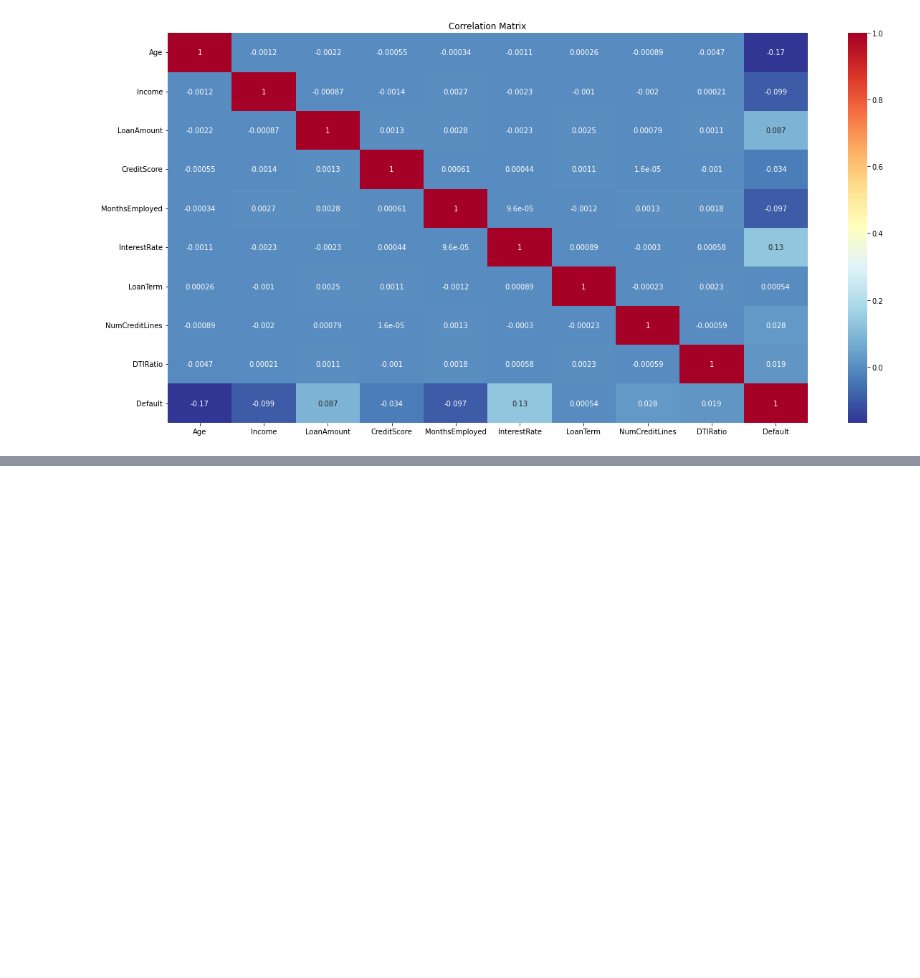
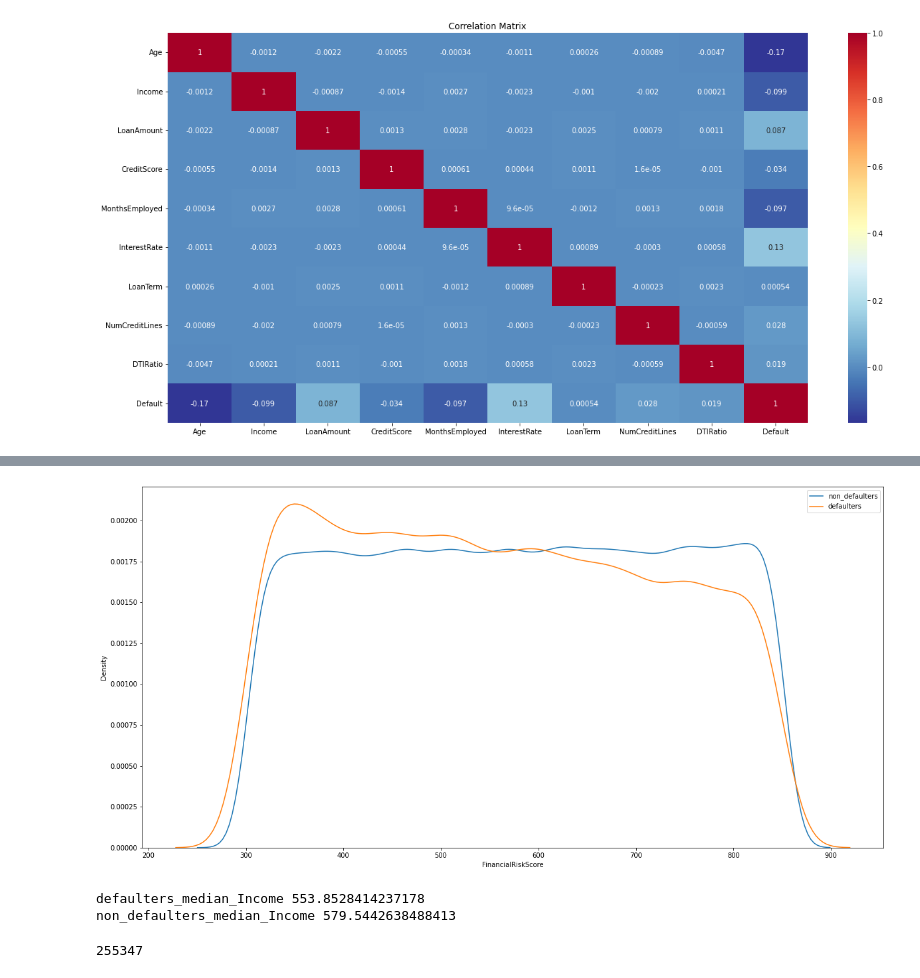
Before and after one commit to kushalasn/Loan-Default, a Jupyter notebook: Loan_prediction.ipynb, the cells around one changed output, grey strips where cells are left out. Drawn from its saved outputs; the diff is of its cells as text; code cells hidden in the pictures; blank space fills up the shorter version.

```diff
--- a/Loan_prediction.ipynb
+++ b/Loan_prediction.ipynb
@@ -234,0 +299,6 @@ plt.show()
+# %%
+kde_function('FinancialRiskScore',data)
+# %% [output]
+[figure, added]
+defaulters_median_Income 553.8528414237178
+non_defaulters_median_Income 579.5442638488413
@@ -234,0 +307,4 @@ plt.show()
+# %%
+len(data)
+# %% [output]
+255347
```
Also changed, not shown: parts of 39 cells of this notebook.
